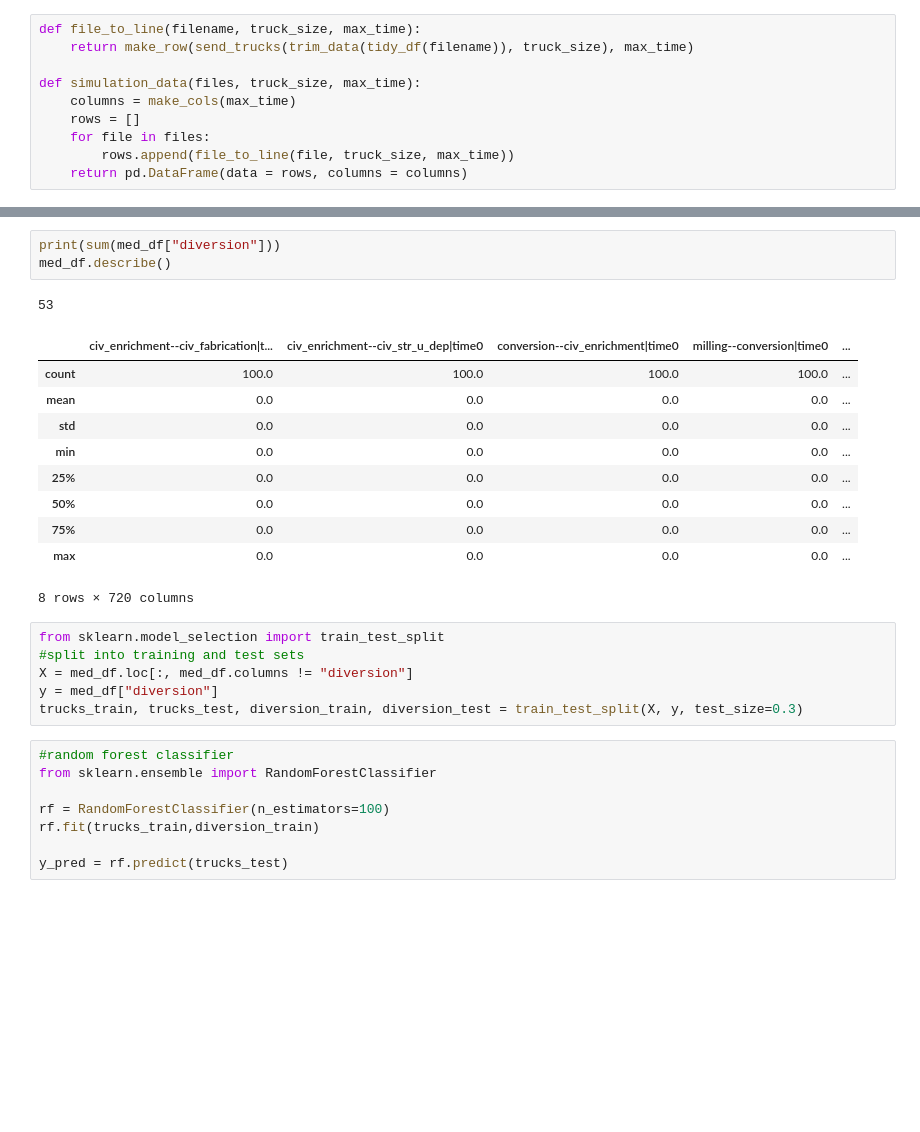
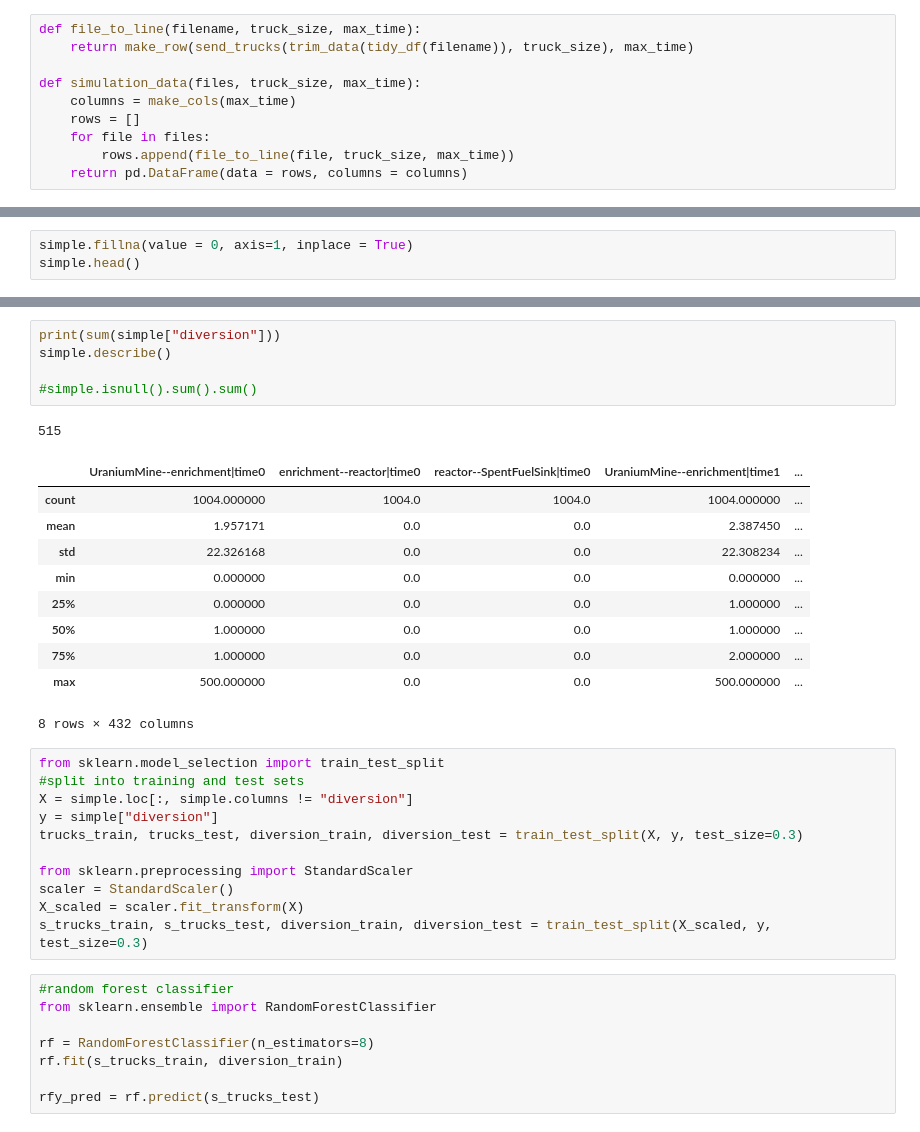
Before and after one commit to a-co/diversion_models, a Jupyter notebook: new_data_gen.ipynb, the cells around one changed output, grey strips where cells are left out. Cells and saved outputs as stored; diff of their text form; blank space fills up the shorter version.

```diff
--- a/new_data_gen.ipynb
+++ b/new_data_gen.ipynb
@@ -272,0 +300,3 @@ med_df.head()
+# %%
+simple.fillna(value = 0, axis=1, inplace = True)
+simple.head()
@@ -273,32 +311,39 @@ med_df.head()
 # %%
-print(sum(med_df["diversion"]))
-med_df.describe()
+print(sum(simple["diversion"]))
+simple.describe()
+
+#simple.isnull().sum().sum()
 # %% [output]
-53
+515
-|  | civ_enrichment--civ_fabrication|t... | civ_enrichment--civ_str_u_dep|time0 | conversion--civ_enrichment|time0 | milling--conversion|time0 | ... |
-| count | 100.0 | 100.0 | 100.0 | 100.0 | ... |
-| mean | 0.0 | 0.0 | 0.0 | 0.0 | ... |
-| std | 0.0 | 0.0 | 0.0 | 0.0 | ... |
-| min | 0.0 | 0.0 | 0.0 | 0.0 | ... |
-| 25% | 0.0 | 0.0 | 0.0 | 0.0 | ... |
-| 50% | 0.0 | 0.0 | 0.0 | 0.0 | ... |
-| 75% | 0.0 | 0.0 | 0.0 | 0.0 | ... |
-| max | 0.0 | 0.0 | 0.0 | 0.0 | ... |
+|  | UraniumMine--enrichment|time0 | enrichment--reactor|time0 | reactor--SpentFuelSink|time0 | UraniumMine--enrichment|time1 | ... |
+| count | 1004.000000 | 1004.0 | 1004.0 | 1004.000000 | ... |
+| mean | 1.957171 | 0.0 | 0.0 | 2.387450 | ... |
+| std | 22.326168 | 0.0 | 0.0 | 22.308234 | ... |
+| min | 0.000000 | 0.0 | 0.0 | 0.000000 | ... |
+| 25% | 0.000000 | 0.0 | 0.0 | 1.000000 | ... |
+| 50% | 1.000000 | 0.0 | 0.0 | 1.000000 | ... |
+| 75% | 1.000000 | 0.0 | 0.0 | 2.000000 | ... |
+| max | 500.000000 | 0.0 | 0.0 | 500.000000 | ... |
-8 rows × 720 columns
+8 rows × 432 columns
 # %%
 from sklearn.model_selection import train_test_split
 #split into training and test sets
-X = med_df.loc[:, med_df.columns != "diversion"]
-y = med_df["diversion"]
+X = simple.loc[:, simple.columns != "diversion"]
+y = simple["diversion"]
 trucks_train, trucks_test, diversion_train, diversion_test = train_test_split(X, y, test_size=0.3)
+
+from sklearn.preprocessing import StandardScaler
+scaler = StandardScaler()
+X_scaled = scaler.fit_transform(X)
+s_trucks_train, s_trucks_test, diversion_train, diversion_test = train_test_split(X_scaled, y, test_size=0.3)
 # %%
 #random forest classifier
 from sklearn.ensemble import RandomForestClassifier
 
-rf = RandomForestClassifier(n_estimators=100)
-rf.fit(trucks_train,diversion_train)
+rf = RandomForestClassifier(n_estimators=8)
+rf.fit(s_trucks_train, diversion_train)
 
-y_pred = rf.predict(trucks_test)
+rfy_pred = rf.predict(s_trucks_test)
 # %%
 from sklearn import metrics
 #check performance
```
Also changed, not shown: parts of 36 cells of this notebook, 2 other files.
